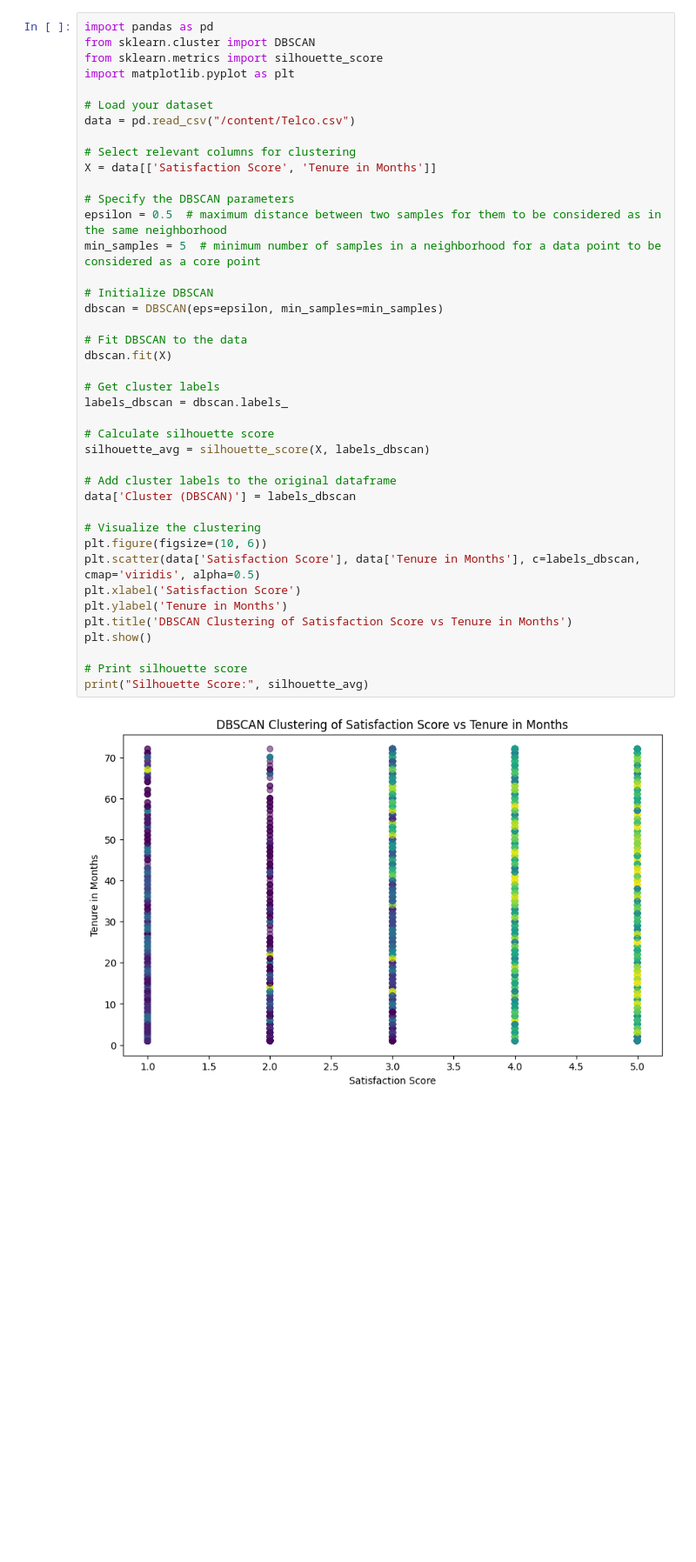
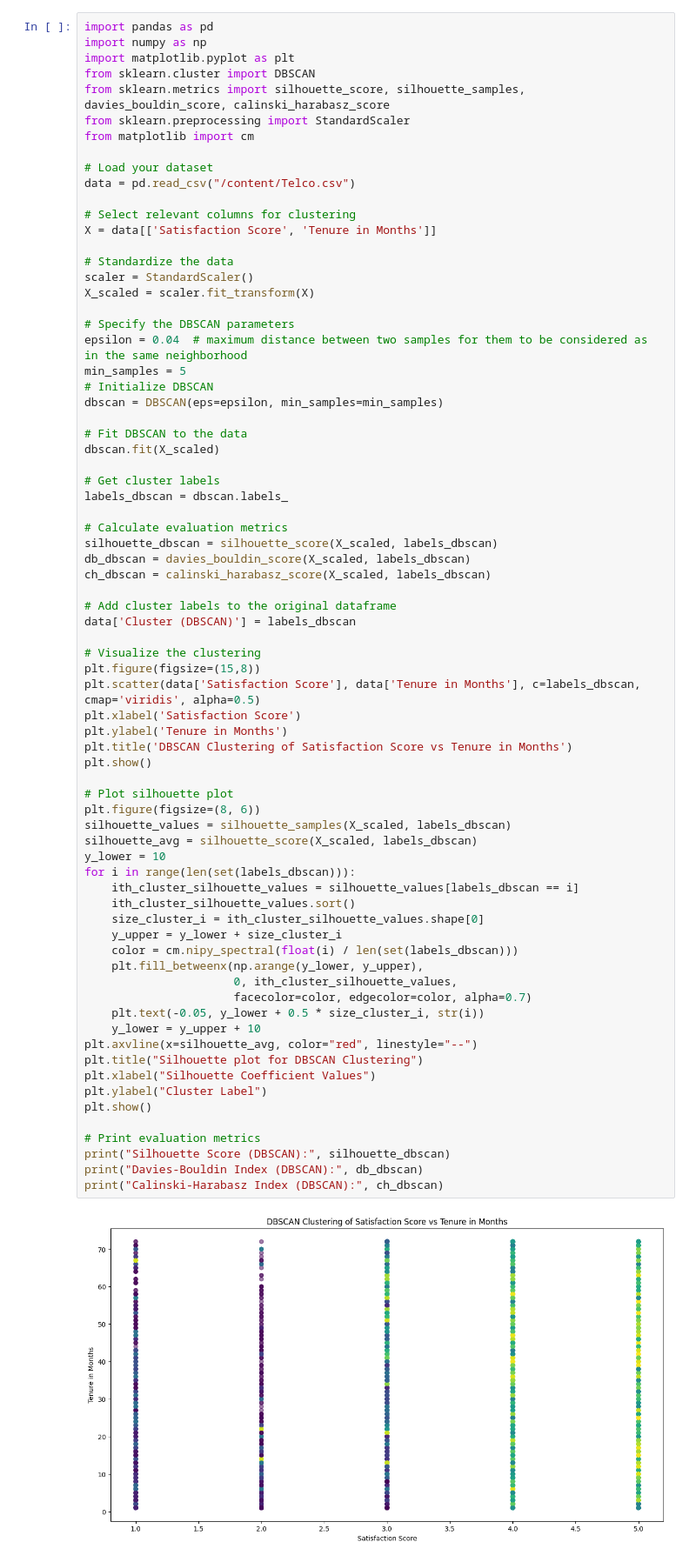
Before and after one commit to HashtaG2000/ATA, a Jupyter notebook: DBSCAN.ipynb, the cells around one changed output. Shown at 87% size. Drawn from its saved outputs; the diff is of its cells as text; blank space fills up the shorter version.

```diff
--- a/DBSCAN.ipynb
+++ b/DBSCAN.ipynb
@@ -2,44 +2,76 @@
 <a href="https://colab.research.google.com/github/HashtaG2000/ATA/blob/main/DBSCAN.ipynb" target="_parent"><img src="https://colab.research.google.com/assets/colab-badge.svg" alt="Open In Colab"/></a>
 # %%
 import pandas as pd
+import numpy as np
+import matplotlib.pyplot as plt
 from sklearn.cluster import DBSCAN
-from sklearn.metrics import silhouette_score
-import matplotlib.pyplot as plt
+from sklearn.metrics import silhouette_score, silhouette_samples, davies_bouldin_score, calinski_harabasz_score
+from sklearn.preprocessing import StandardScaler
+from matplotlib import cm
 
 # Load your dataset
 data = pd.read_csv("/content/Telco.csv")
 
 # Select relevant columns for clustering
 X = data[['Satisfaction Score', 'Tenure in Months']]
 
+# Standardize the data
+scaler = StandardScaler()
+X_scaled = scaler.fit_transform(X)
+
 # Specify the DBSCAN parameters
-epsilon = 0.5  # maximum distance between two samples for them to be considered as in the same neighborhood
-min_samples = 5  # minimum number of samples in a neighborhood for a data point to be considered as a core point
-
+epsilon = 0.04  # maximum distance between two samples for them to be considered as in the same neighborhood
+min_samples = 5
 # Initialize DBSCAN
 dbscan = DBSCAN(eps=epsilon, min_samples=min_samples)
 
 # Fit DBSCAN to the data
-dbscan.fit(X)
+dbscan.fit(X_scaled)
 
 # Get cluster labels
 labels_dbscan = dbscan.labels_
 
-# Calculate silhouette score
-silhouette_avg = silhouette_score(X, labels_dbscan)
+# Calculate evaluation metrics
+silhouette_dbscan = silhouette_score(X_scaled, labels_dbscan)
+db_dbscan = davies_bouldin_score(X_scaled, labels_dbscan)
+ch_dbscan = calinski_harabasz_score(X_scaled, labels_dbscan)
 
 # Add cluster labels to the original dataframe
 data['Cluster (DBSCAN)'] = labels_dbscan
 
 # Visualize the clustering
-plt.figure(figsize=(10, 6))
+plt.figure(figsize=(15,8))
 plt.scatter(data['Satisfaction Score'], data['Tenure in Months'], c=labels_dbscan, cmap='viridis', alpha=0.5)
 plt.xlabel('Satisfaction Score')
 plt.ylabel('Tenure in Months')
 plt.title('DBSCAN Clustering of Satisfaction Score vs Tenure in Months')
 plt.show()
 
-# Print silhouette score
-print("Silhouette Score:", silhouette_avg)
+# Plot silhouette plot
+plt.figure(figsize=(8, 6))
+silhouette_values = silhouette_samples(X_scaled, labels_dbscan)
+silhouette_avg = silhouette_score(X_scaled, labels_dbscan)
+y_lower = 10
+for i in range(len(set(labels_dbscan))):
+    ith_cluster_silhouette_values = silhouette_values[labels_dbscan == i]
+    ith_cluster_silhouette_values.sort()
+    size_cluster_i = ith_cluster_silhouette_values.shape[0]
+    y_upper = y_lower + size_cluster_i
+    color = cm.nipy_spectral(float(i) / len(set(labels_dbscan)))
+    plt.fill_betweenx(np.arange(y_lower, y_upper),
+                      0, ith_cluster_silhouette_values,
+                      facecolor=color, edgecolor=color, alpha=0.7)
+    plt.text(-0.05, y_lower + 0.5 * size_cluster_i, str(i))
+    y_lower = y_upper + 10
+plt.axvline(x=silhouette_avg, color="red", linestyle="--")
+plt.title("Silhouette plot for DBSCAN Clustering")
+plt.xlabel("Silhouette Coefficient Values")
+plt.ylabel("Cluster Label")
+plt.show()
+
+# Print evaluation metrics
+print("Silhouette Score (DBSCAN):", silhouette_dbscan)
+print("Davies-Bouldin Index (DBSCAN):", db_dbscan)
+print("Calinski-Harabasz Index (DBSCAN):", ch_dbscan)
 # %% [output]
-[figure, old version]
+[figure, new version]
```
Also changed, not shown: parts of 1 cell of this notebook.
